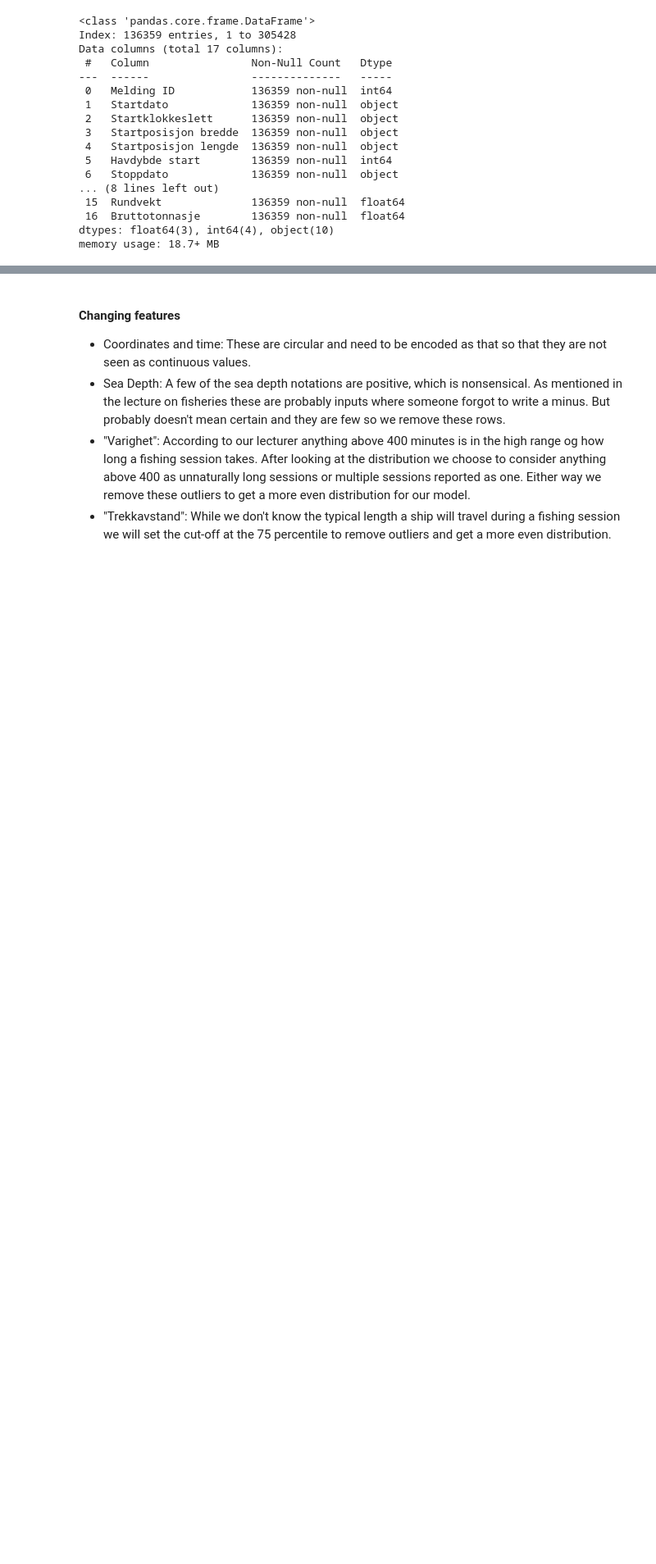
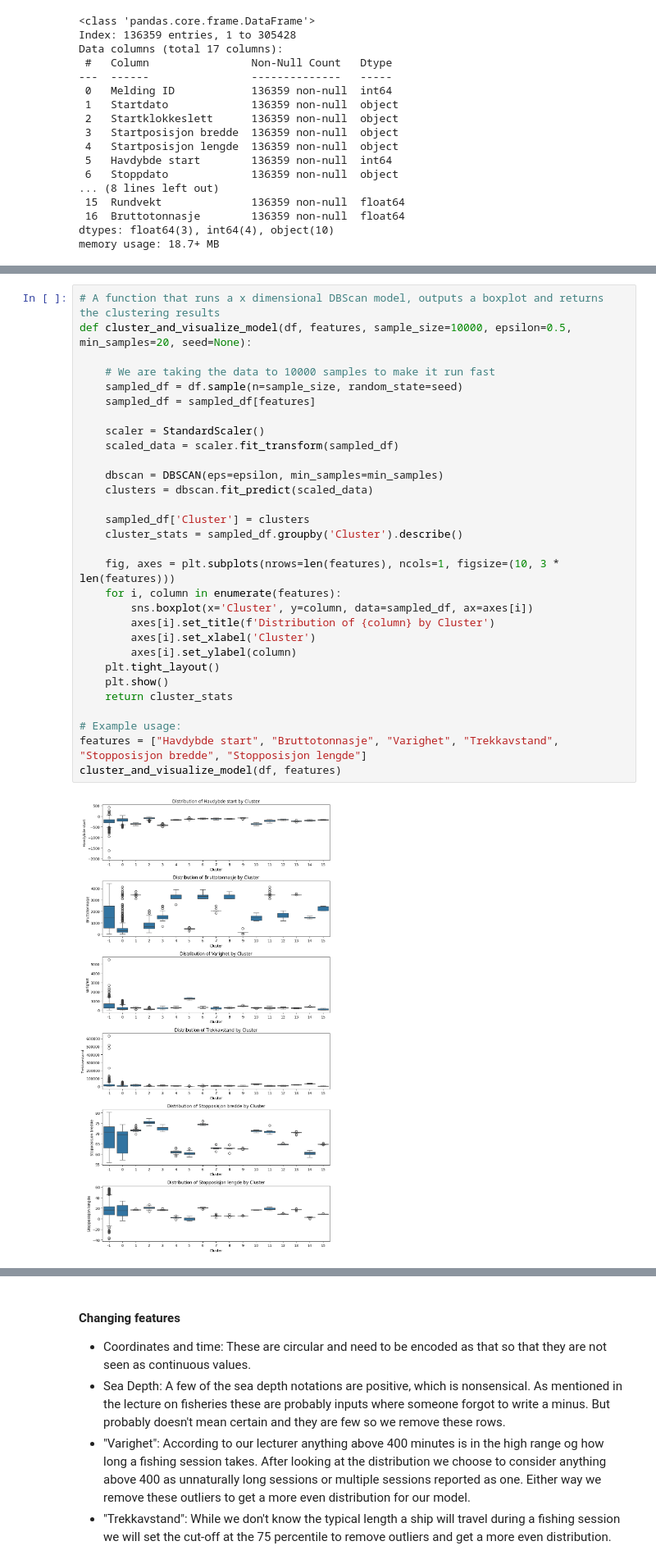
Before and after one commit to Pzorster/INFO284pzor, a Jupyter notebook: New.ipynb, the cells around one changed output, grey strips where cells are left out. Shown at 82% size. Cells and saved outputs as stored; diff of their text form; blank space fills up the shorter version.

```diff
--- a/New.ipynb
+++ b/New.ipynb
@@ -520,0 +531,32 @@ memory usage: 18.7+ MB
+# %%
+# A function that runs a x dimensional DBScan model, outputs a boxplot and returns the clustering results
+def cluster_and_visualize_model(df, features, sample_size=10000, epsilon=0.5, min_samples=20, seed=None):
+
+    # We are taking the data to 10000 samples to make it run fast
+    sampled_df = df.sample(n=sample_size, random_state=seed)
+    sampled_df = sampled_df[features]
+
+    scaler = StandardScaler()
+    scaled_data = scaler.fit_transform(sampled_df)
+
+    dbscan = DBSCAN(eps=epsilon, min_samples=min_samples)
+    clusters = dbscan.fit_predict(scaled_data)
+
+    sampled_df['Cluster'] = clusters
+    cluster_stats = sampled_df.groupby('Cluster').describe()
+
+    fig, axes = plt.subplots(nrows=len(features), ncols=1, figsize=(10, 3 * len(features)))
+    for i, column in enumerate(features):
+        sns.boxplot(x='Cluster', y=column, data=sampled_df, ax=axes[i])
+        axes[i].set_title(f'Distribution of {column} by Cluster')
+        axes[i].set_xlabel('Cluster')
+        axes[i].set_ylabel(column)
+    plt.tight_layout()
+    plt.show()
+    return cluster_stats
+
+# Example usage:
+features = ["Havdybde start", "Bruttotonnasje", "Varighet", "Trekkavstand", "Stopposisjon bredde", "Stopposisjon lengde"]
+cluster_and_visualize_model(df, features)
+# %% [output]
+[figure, added]
```
Also changed, not shown: parts of 27 cells of this notebook.
